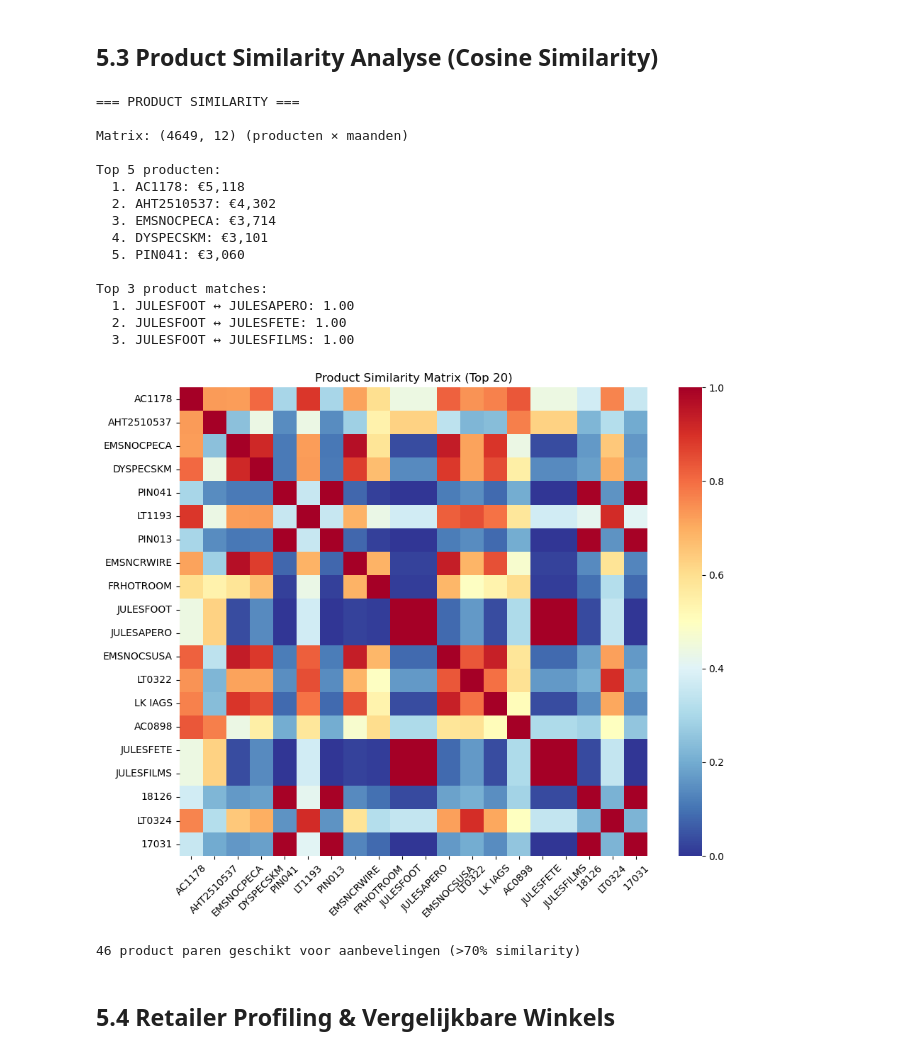
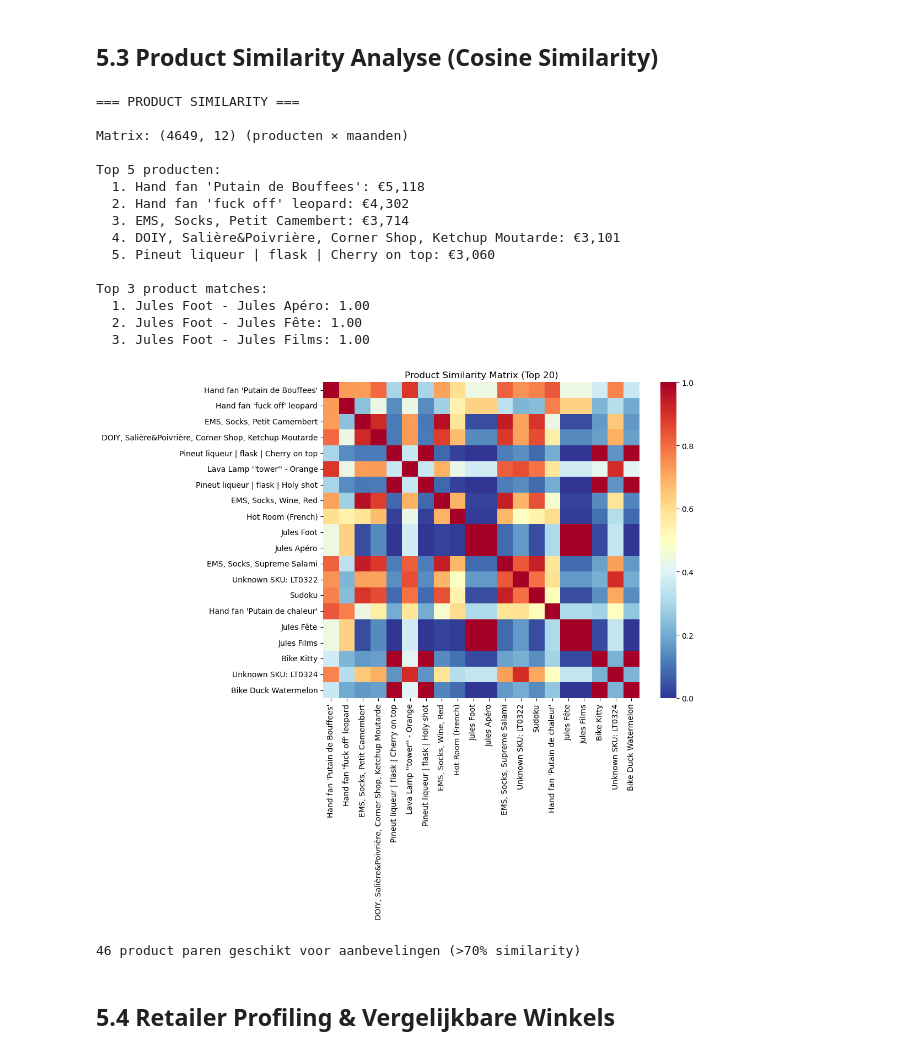
Before and after one commit to Chaimaebz/datalab3, a Jupyter notebook: Mantagifts_Data_Project_Clean.ipynb, the cells around one changed output. Drawn from its saved outputs; the diff is of its cells as text; code cells hidden in the pictures.

Commit message:
Sku's naar productnamen

```diff
--- a/Mantagifts_Data_Project_Clean.ipynb
+++ b/Mantagifts_Data_Project_Clean.ipynb
@@ -898,6 +898,11 @@ from sklearn.metrics.pairwise import cosine_similarity
 monthly_columns = [col for col in df_product_sales_fe.columns if col.startswith('202')]
 sales_matrix = df_product_sales_fe.set_index('sku')[monthly_columns]
 print(f"Matrix: {sales_matrix.shape} (producten × maanden)")
+
+# Maakt een mapping van SKU naar productnaam uit df_products
+# Dit voorkomt errors als er SKUs missen (namen worden dan 'Unknown SKU: <sku>')
+sku_to_name = df_products.set_index('sku')['name'].to_dict()
+sales_matrix.index = sales_matrix.index.map(lambda sku: sku_to_name.get(sku, f'Unknown SKU: {sku}'))
 
 # Top 20 bestverkochte producten
 product_totals = sales_matrix.sum(axis=1).sort_values(ascending=False)
@@ -919,44 +924,43 @@ for i in range(len(similarity_matrix)):
             top_20_products.index[i],
             top_20_products.index[j],
             similarity_matrix[i][j]
         ))
 
 similarity_pairs.sort(key=lambda x: x[2], reverse=True)
 print(f"\nTop 3 product matches:")
 for i, (sku1, sku2, score) in enumerate(similarity_pairs[:3], 1):
     print(f"  {i}. {sku1} - {sku2}: {score:.2f}")
 
 # Heatmap
-plt.figure(figsize=(10, 8))
+plt.figure(figsize=(12, 10))
 sns.heatmap(similarity_matrix,
             xticklabels=top_20_products.index,
             yticklabels=top_20_products.index,
             cmap='RdYlBu_r', square=True)
 plt.title('Product Similarity Matrix (Top 20)')
-plt.xticks(rotation=45)
 plt.tight_layout()
 plt.show()
 
 # Aanbevelingen
 high_sim_pairs = [(s1, s2, score) for s1, s2, score in similarity_pairs if score >= 0.7]
 print(f"\n{len(high_sim_pairs)} product paren geschikt voor aanbevelingen (>70% similarity)")
 # %% [output]
 === PRODUCT SIMILARITY ===
 
 Matrix: (4649, 12) (producten × maanden)
 
 Top 5 producten:
-  1. AC1178: €5,118
-  2. AHT2510537: €4,302
-  3. EMSNOCPECA: €3,714
-  4. DYSPECSKM: €3,101
-  5. PIN041: €3,060
+  1. Hand fan 'Putain de Bouffees': €5,118
+  2. Hand fan 'fuck off' leopard: €4,302
+  3. EMS, Socks, Petit Camembert: €3,714
+  4. DOIY, Salière&Poivrière, Corner Shop, Ketchup Moutarde: €3,101
+  5. Pineut liqueur | flask | Cherry on top: €3,060
 
 Top 3 product matches:
-  1. JULESFOOT ↔ JULESAPERO: 1.00
-  2. JULESFOOT ↔ JULESFETE: 1.00
-  3. JULESFOOT ↔ JULESFILMS: 1.00
+  1. Jules Foot - Jules Apéro: 1.00
+  2. Jules Foot - Jules Fête: 1.00
+  3. Jules Foot - Jules Films: 1.00
-[figure, old version]
+[figure, new version]
 46 product paren geschikt voor aanbevelingen (>70% similarity)
 # %% [markdown]
 ## 5.4 Retailer Profiling & Vergelijkbare Winkels
```
Also changed, not shown: parts of 9 cells of this notebook.
